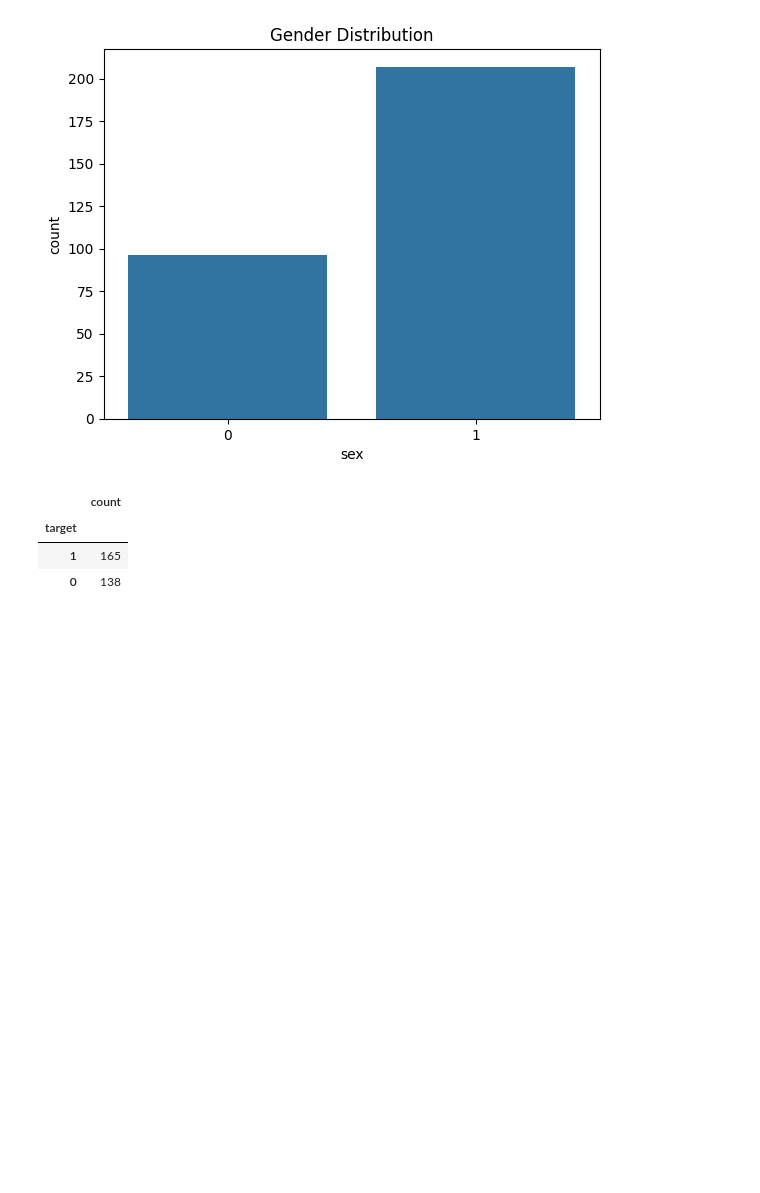
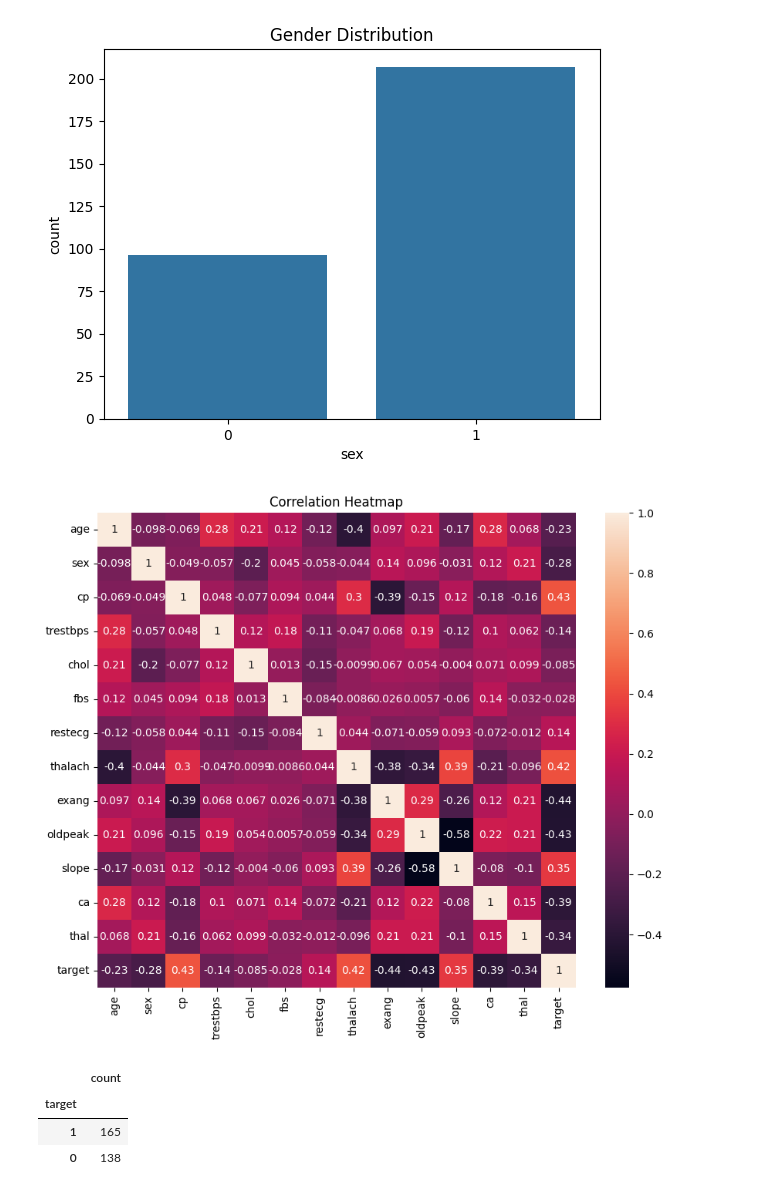
Before and after one commit to AmanRajcs40/Heart-Disease-Prediction-AI-ML-using-Python, a Jupyter notebook: Heart_Disease_Prediction.ipynb, the cells around one changed output. Saved outputs shown, nothing was run; the diff lists cells and outputs as text; code cells hidden in the pictures; blank space fills up the shorter version.

```diff
--- a/Heart_Disease_Prediction.ipynb
+++ b/Heart_Disease_Prediction.ipynb
@@ -114,6 +114,16 @@ plt.title("Gender Distribution")
 plt.show()
 # %% [output]
 [figure]
+# %%
+plt.figure(figsize=(10,8))
+
+sns.heatmap(heart_data.corr(), annot=True)
+
+plt.title("Correlation Heatmap")
+
+plt.show()
+# %% [output]
+[figure, added]
 # %%
 # checking the distribution of Target Variable
 heart_data['target'].value_counts()
```
Also changed, not shown: parts of 2 cells of this notebook.
